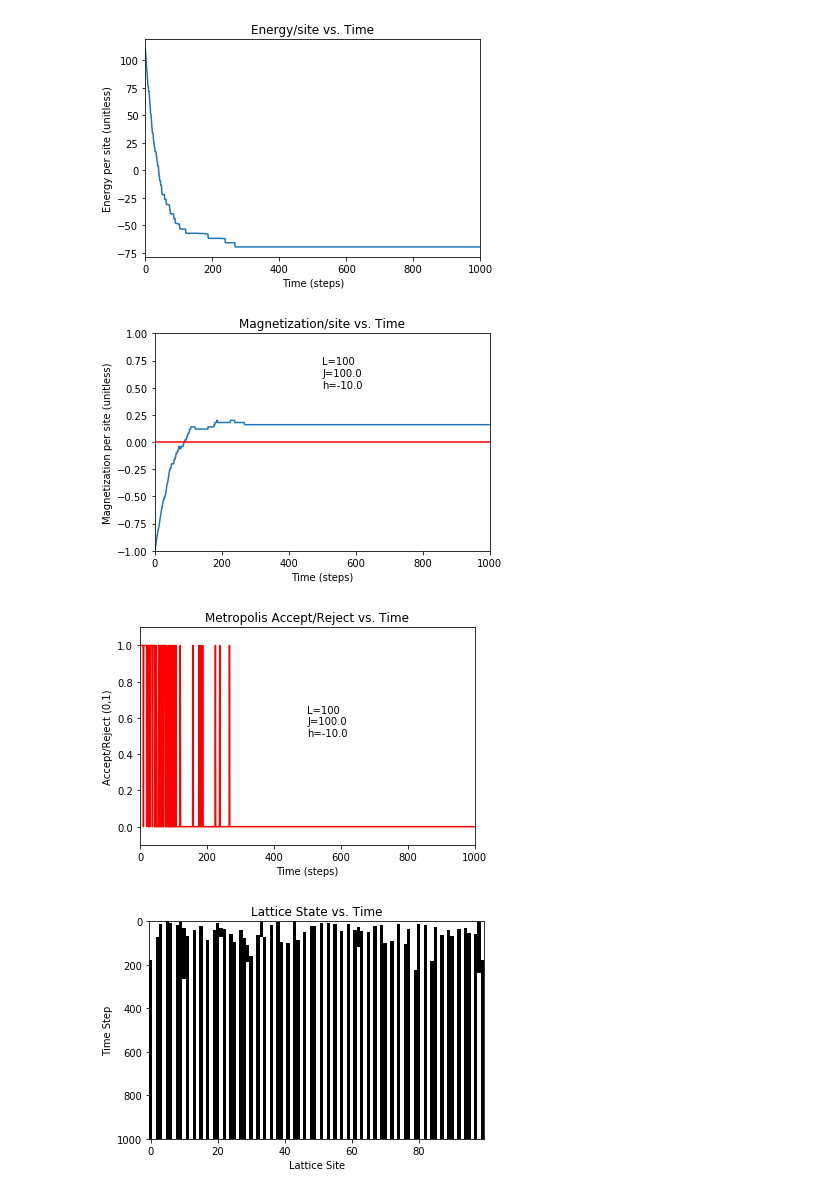
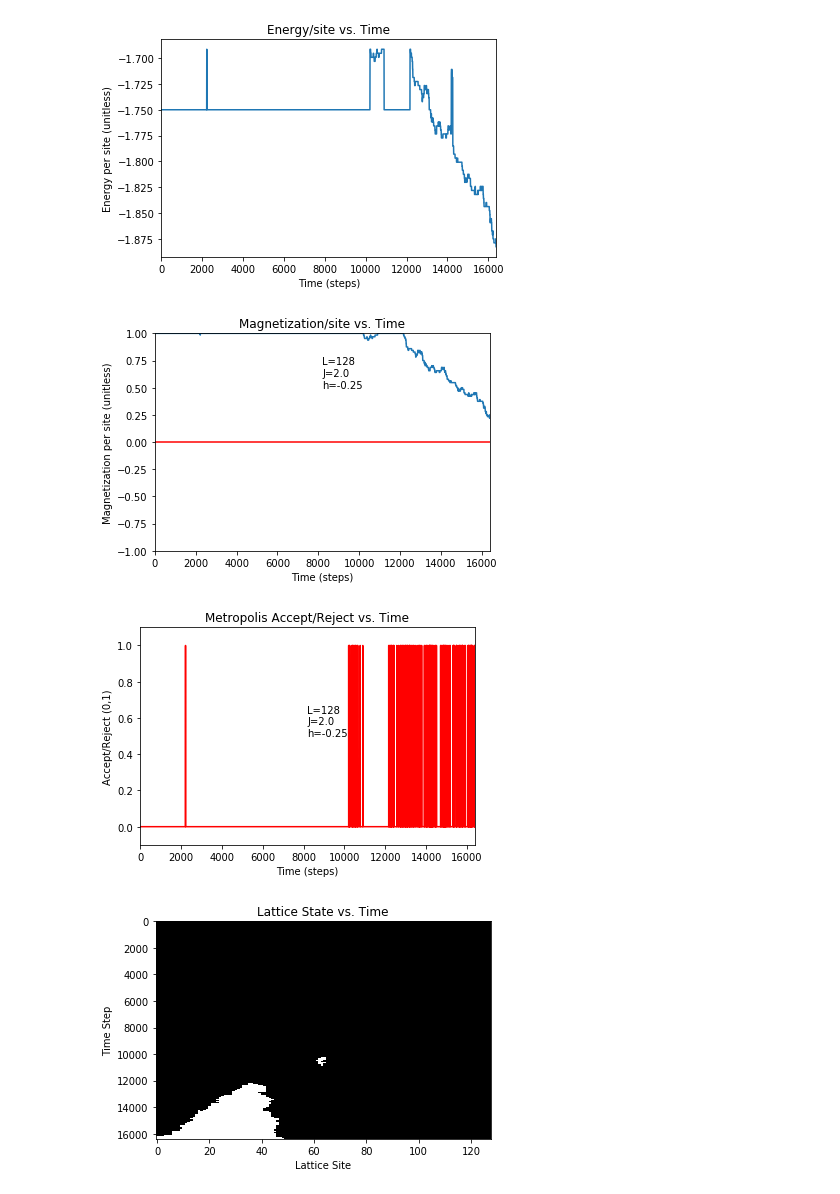
Before and after one commit to j-curtis/IsingMetro, a Jupyter notebook: Metropolis-1D-Analyze.ipynb, the cells around one changed output. Drawn from its saved outputs; the diff is of its cells as text; code cells hidden in the pictures.

```diff
--- a/Metropolis-1D-Analyze.ipynb
+++ b/Metropolis-1D-Analyze.ipynb
@@ -5,11 +6,6 @@ import matplotlib.pyplot as plt
 # %%
 """Parameters"""
-L = 100 #Lattice Size
-J = 100.0 #Spin Coupling
-h = -10.0 #External Field
-nSteps = 1000 #The number of steps we use to simulate the lattice
+L = 128 #Lattice Size
+J = 2.0 #Spin Coupling
+h = -0.25 #External Field
+nSteps = 128*128 #The number of steps we use to simulate the lattice
-# %%
-"""Initialize a lattice to a totally random (T=infinity) state"""
-latt = m1d.Lattice(L,J,h)
-#latt.randomize()
-#latt.calcEnergy() #We initialize all the energy/magnetization/etc... state variables
@@ -25,7 +24,7 @@ for i in np.arange(0,nSteps):
     mag[i] = latt.magPerSite
     state_timeseries[i,:] = latt.spins[:]
 
-    accepts[i] = latt.metropolis()
+    accepts[i] = latt.metropolisStep()
 # %%
 """Plots"""
 plt.plot(energy)
@@ -39,7 +38,7 @@ plt.ylabel("Energy per site (unitless)")
 
 plt.show()
 # %% [output]
-[figure, old version]
+[figure, new version]
 # %%
 """Plots"""
 plt.plot(mag)
@@ -55,7 +54,7 @@ plt.text(nSteps/2,.5,"L=%s\nJ=%s\nh=%s"%(L,J,h))
 
 plt.show()
 # %% [output]
-[figure, old version]
+[figure, new version]
 # %%
 """Plots"""
 plt.plot(accepts,color="red")
@@ -70,19 +69,19 @@ plt.text(nSteps/2,.5,"L=%s\nJ=%s\nh=%s"%(L,J,h))
 
 plt.show()
 # %% [output]
-[figure, old version]
+[figure, new version]
 # %%
 """Plots"""
 image = np.zeros(shape=(nSteps,L,3))
-image[state_timeseries==1] = [0,0,0]
-image[state_timeseries==0] = [1,1,1]
+image[state_timeseries==1.0] = [0,0,0]
+image[state_timeseries==-1.0] = [1,1,1]
 
 plt.imshow(image,interpolation="nearest",aspect="auto")
 
 plt.title("Lattice State vs. Time")
 plt.xlabel("Lattice Site")
 plt.ylabel("Time Step")
 
 plt.show()
 # %% [output]
-[figure, old version]
+[figure, new version]
```
Also changed, not shown: parts of 2 cells of this notebook, 1 other file.
